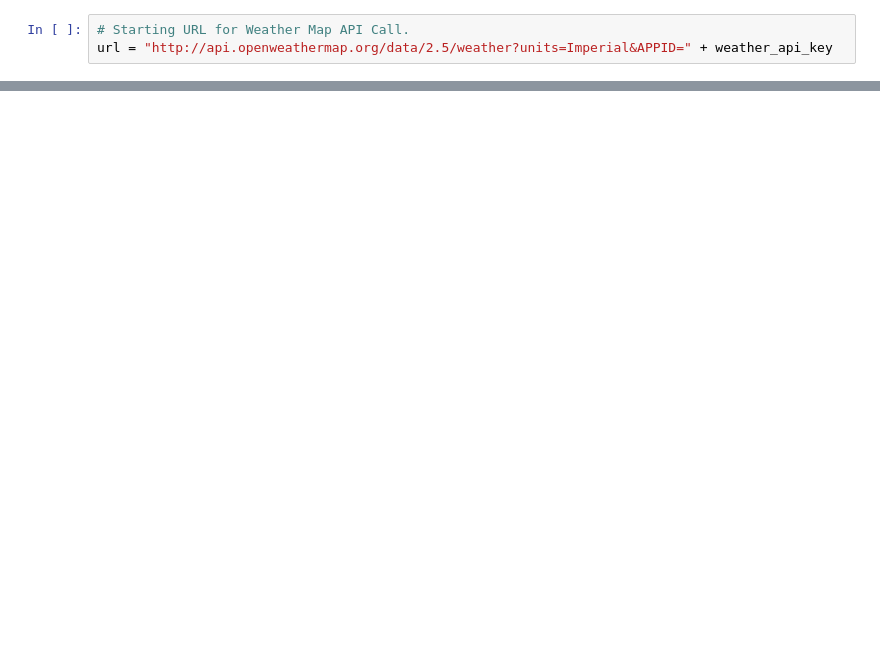
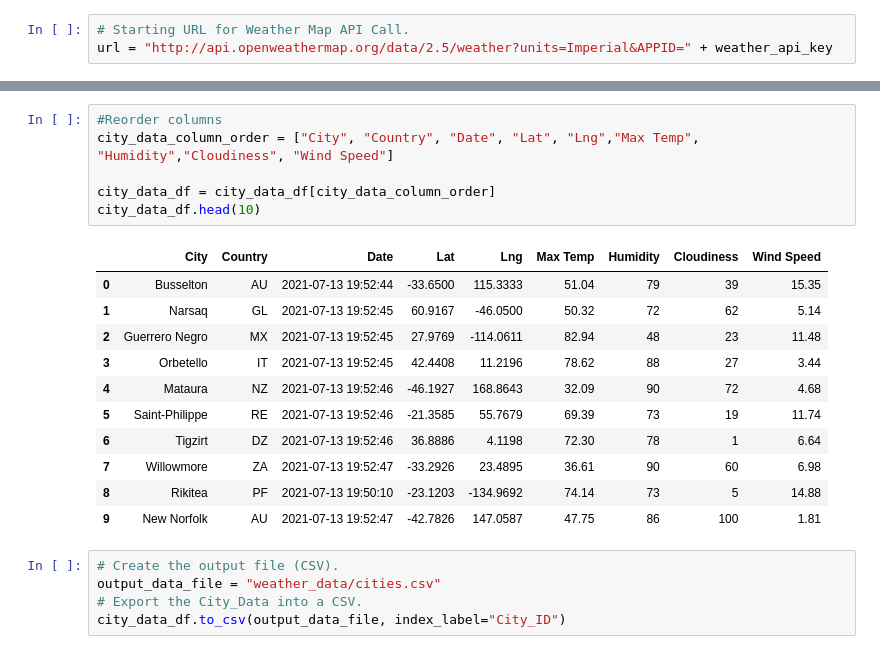
Before and after one commit to chloebellehooton/World_Weather_Analysis, a Jupyter notebook: WeatherPy.ipynb, the cells around one changed output, grey strips where cells are left out. Cells and saved outputs as stored; diff of their text form; blank space fills up the shorter version.

```diff
--- a/WeatherPy.ipynb
+++ b/WeatherPy.ipynb
@@ -52,0 +139,23 @@ set_count = 1
+# %%
+#Reorder columns
+city_data_column_order = ["City", "Country", "Date", "Lat", "Lng","Max Temp", "Humidity","Cloudiness", "Wind Speed"]
+
+city_data_df = city_data_df[city_data_column_order]
+city_data_df.head(10)
+# %% [output]
+|  | City | Country | Date | Lat | Lng | Max Temp | Humidity | Cloudiness | Wind Speed |
+| 0 | Busselton | AU | 2021-07-13 19:52:44 | -33.6500 | 115.3333 | 51.04 | 79 | 39 | 15.35 |
+| 1 | Narsaq | GL | 2021-07-13 19:52:45 | 60.9167 | -46.0500 | 50.32 | 72 | 62 | 5.14 |
+| 2 | Guerrero Negro | MX | 2021-07-13 19:52:45 | 27.9769 | -114.0611 | 82.94 | 48 | 23 | 11.48 |
+| 3 | Orbetello | IT | 2021-07-13 19:52:45 | 42.4408 | 11.2196 | 78.62 | 88 | 27 | 3.44 |
+| 4 | Mataura | NZ | 2021-07-13 19:52:46 | -46.1927 | 168.8643 | 32.09 | 90 | 72 | 4.68 |
+| 5 | Saint-Philippe | RE | 2021-07-13 19:52:46 | -21.3585 | 55.7679 | 69.39 | 73 | 19 | 11.74 |
+| 6 | Tigzirt | DZ | 2021-07-13 19:52:46 | 36.8886 | 4.1198 | 72.30 | 78 | 1 | 6.64 |
+| 7 | Willowmore | ZA | 2021-07-13 19:52:47 | -33.2926 | 23.4895 | 36.61 | 90 | 60 | 6.98 |
+| 8 | Rikitea | PF | 2021-07-13 19:50:10 | -23.1203 | -134.9692 | 74.14 | 73 | 5 | 14.88 |
+| 9 | New Norfolk | AU | 2021-07-13 19:52:47 | -42.7826 | 147.0587 | 47.75 | 86 | 100 | 1.81 |
+# %%
+# Create the output file (CSV).
+output_data_file = "weather_data/cities.csv"
+# Export the City_Data into a CSV.
+city_data_df.to_csv(output_data_file, index_label="City_ID")
```
Also changed, not shown: parts of 5 cells of this notebook, 2 other files.
